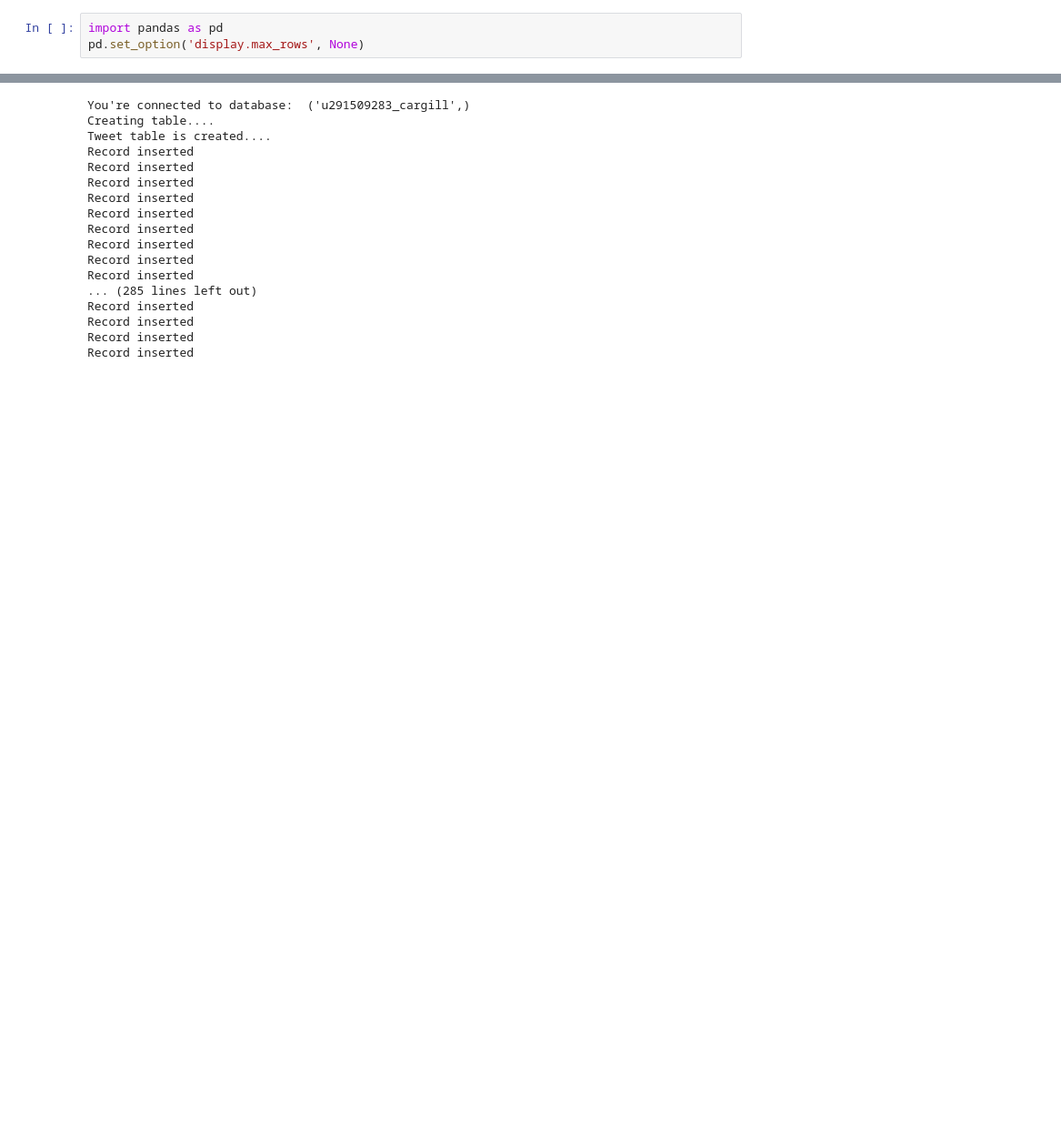
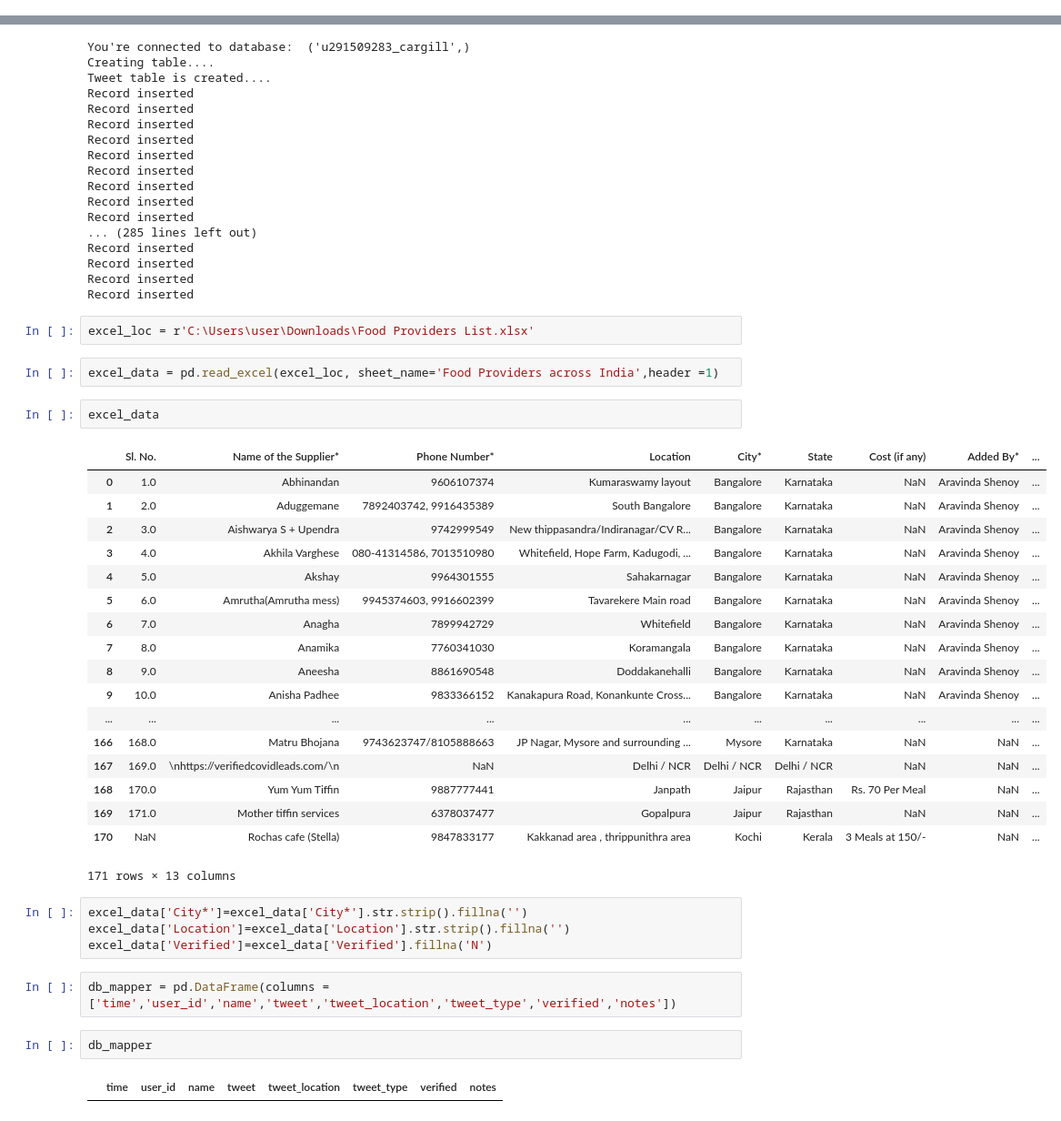
Before and after one commit to RathoreDevansh08/Twitter_Location, a Jupyter notebook: twitter_data_fetch_store.ipynb, the cells around one changed output, grey strips where cells are left out. Shown at 91% size. Saved outputs shown, nothing was run; the diff lists cells and outputs as text; blank space fills up the shorter version.

```diff
--- a/twitter_data_fetch_store.ipynb
+++ b/twitter_data_fetch_store.ipynb
@@ -1,3 +0,0 @@
-# %%
-import pandas as pd
-pd.set_option('display.max_rows', None)
@@ -853,3 +970,38 @@ Record inserted
 Record inserted
 Record inserted
 Record inserted
+# %%
+excel_loc = r'C:\Users\user\Downloads\Food Providers List.xlsx'
+# %%
+excel_data = pd.read_excel(excel_loc, sheet_name='Food Providers across India',header =1)
+# %%
+excel_data
+# %% [output]
+|  | Sl. No. | Name of the Supplier* | Phone Number* | Location | City* | State | Cost (if any) | Added By* | ... |
+| 0 | 1.0 | Abhinandan | 9606107374 | Kumaraswamy layout | Bangalore | Karnataka | NaN | Aravinda Shenoy | ... |
+| 1 | 2.0 | Aduggemane | 7892403742, 9916435389 | South Bangalore | Bangalore | Karnataka | NaN | Aravinda Shenoy | ... |
+| 2 | 3.0 | Aishwarya S + Upendra | 9742999549 | New thippasandra/Indiranagar/CV R... | Bangalore | Karnataka | NaN | Aravinda Shenoy | ... |
+| 3 | 4.0 | Akhila Varghese | 080-41314586, 7013510980 | Whitefield, Hope Farm, Kadugodi, ... | Bangalore | Karnataka | NaN | Aravinda Shenoy | ... |
+| 4 | 5.0 | Akshay | 9964301555 | Sahakarnagar | Bangalore | Karnataka | NaN | Aravinda Shenoy | ... |
+| 5 | 6.0 | Amrutha(Amrutha mess) | 9945374603, 9916602399 | Tavarekere Main road | Bangalore | Karnataka | NaN | Aravinda Shenoy | ... |
+| 6 | 7.0 | Anagha | 7899942729 | Whitefield | Bangalore | Karnataka | NaN | Aravinda Shenoy | ... |
+| 7 | 8.0 | Anamika | 7760341030 | Koramangala | Bangalore | Karnataka | NaN | Aravinda Shenoy | ... |
+| 8 | 9.0 | Aneesha | 8861690548 | Doddakanehalli | Bangalore | Karnataka | NaN | Aravinda Shenoy | ... |
+| 9 | 10.0 | Anisha Padhee | 9833366152 | Kanakapura Road, Konankunte Cross... | Bangalore | Karnataka | NaN | Aravinda Shenoy | ... |
+| ... | ... | ... | ... | ... | ... | ... | ... | ... | ... |
+| 166 | 168.0 | Matru Bhojana | 9743623747/8105888663 | JP Nagar, Mysore and surrounding ... | Mysore | Karnataka | NaN | NaN | ... |
+| 167 | 169.0 | \nhttps://verifiedcovidleads.com/\n | NaN | Delhi / NCR | Delhi / NCR | Delhi / NCR | NaN | NaN | ... |
+| 168 | 170.0 | Yum Yum Tiffin | 9887777441 | Janpath | Jaipur | Rajasthan | Rs. 70 Per Meal | NaN | ... |
+| 169 | 171.0 | Mother tiffin services | 6378037477 | Gopalpura | Jaipur | Rajasthan | NaN | NaN | ... |
+| 170 | NaN | Rochas cafe (Stella) | 9847833177 | Kakkanad area , thrippunithra area | Kochi | Kerala | 3 Meals at 150/- | NaN | ... |
+171 rows × 13 columns
+# %%
+excel_data['City*']=excel_data['City*'].str.strip().fillna('')
+excel_data['Location']=excel_data['Location'].str.strip().fillna('')
+excel_data['Verified']=excel_data['Verified'].fillna('N')
+# %%
+db_mapper = pd.DataFrame(columns = ['time','user_id','name','tweet','tweet_location','tweet_type','verified','notes'])
+# %%
+db_mapper
+# %% [output]
+|  | time | user_id | name | tweet | tweet_location | tweet_type | verified | notes |
```
Also changed, not shown: parts of 53 cells of this notebook, 2 other files.
